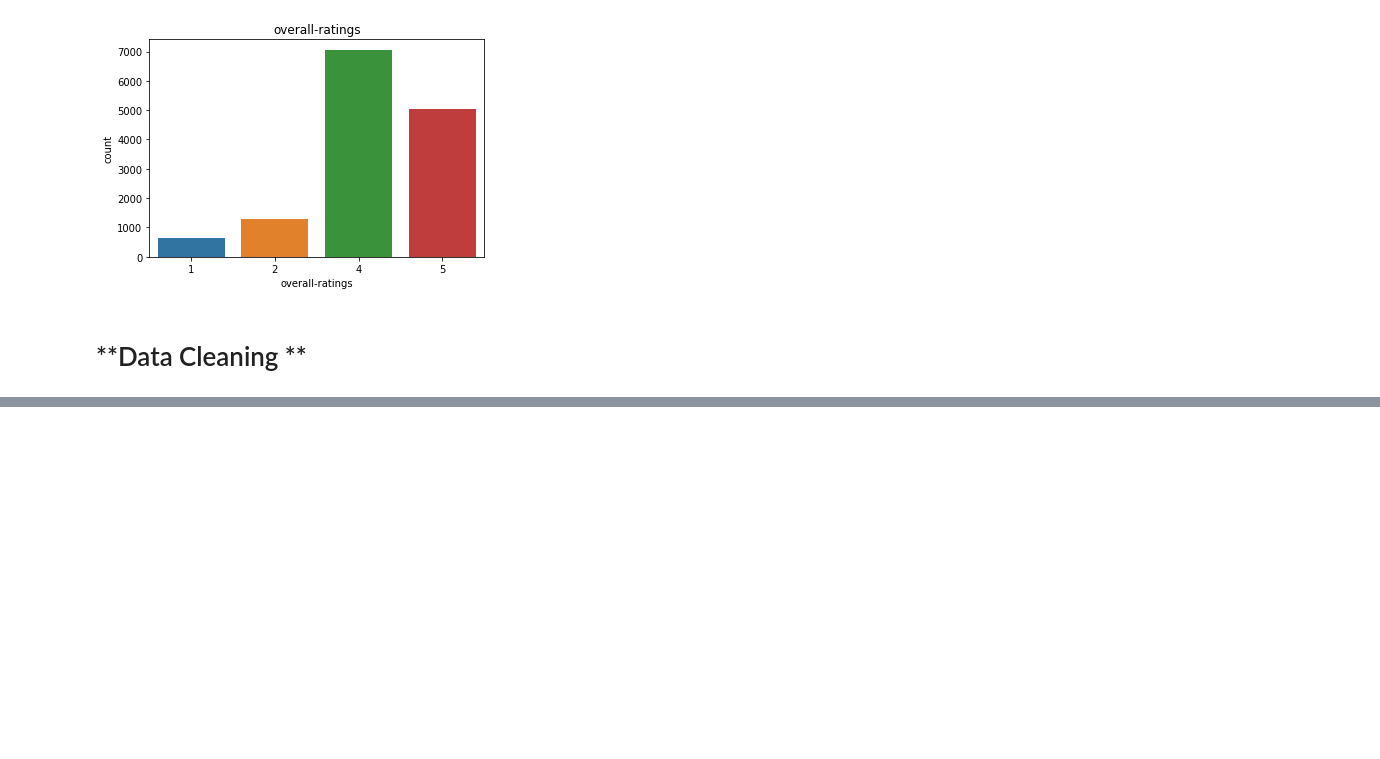
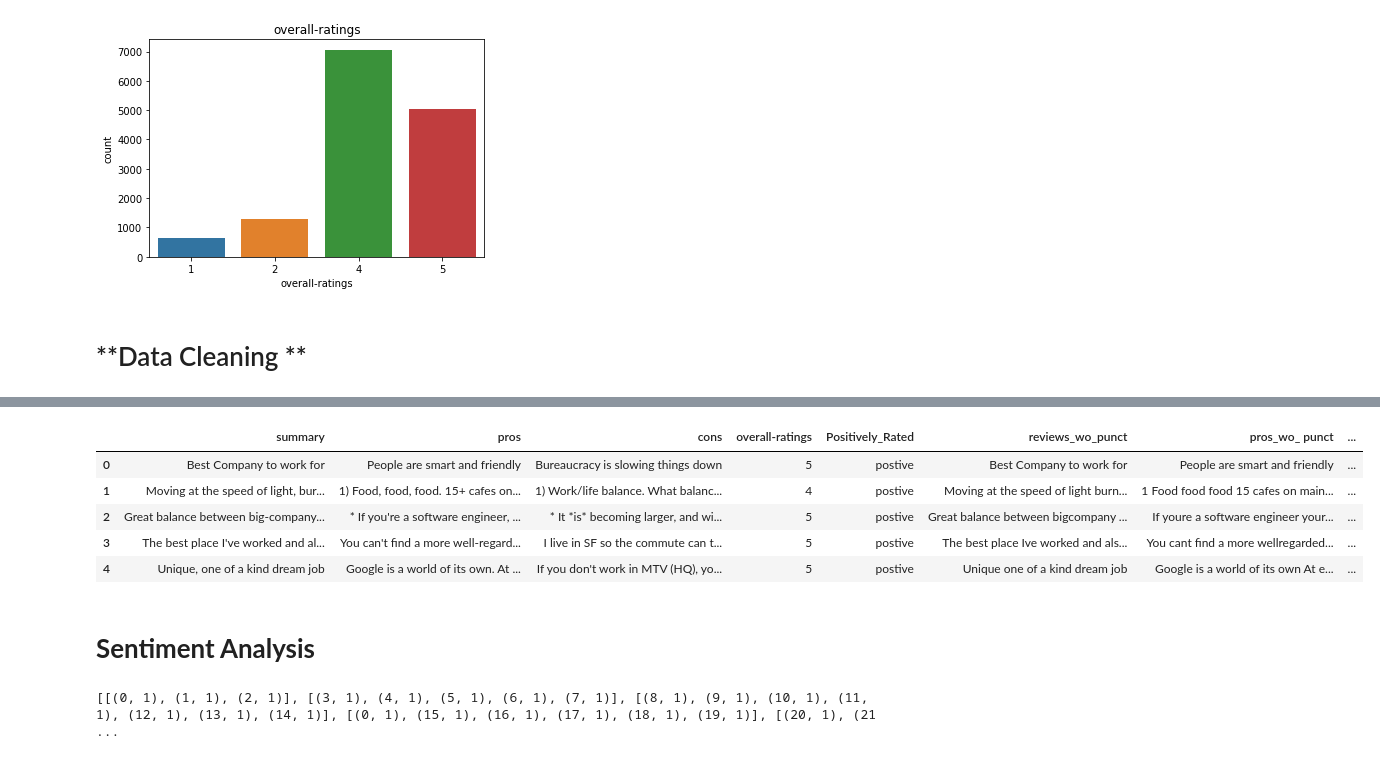
Before and after one commit to alexiaddiaz0907/DSC450, a Jupyter notebook: Untitled0.ipynb, the cells around one changed output, grey strips where cells are left out. Saved outputs shown, nothing was run; the diff lists cells and outputs as text; code cells hidden in the pictures; blank space fills up the shorter version.

```diff
--- a/Untitled0.ipynb
+++ b/Untitled0.ipynb
@@ -567,0 +526,11 @@ print(google_reviews_1)
+# %%
+
+
+def tokenize(text):
+    split=re.split("\W+",text)
+    return split
+google_reviews_1['reviews_wo_punct_split'] = google_reviews_1['reviews_wo_punct'].apply(lambda x: tokenize(x.lower()))
+#google_reviews_1['pros_wo_punct_split'] = google_reviews_1['pros_wo_punct'].apply(lambda x: tokenize(x.lower()))
+#google_reviews_1['cons_wo_punct_split'] = google_reviews_1['cons_wo_punct'].apply(lambda x: tokenize(x.lower()))
+
+google_reviews_1.head
@@ -567,0 +555,17 @@ print(google_reviews_1)
+# %%
+import nltk
+nltk.download('stopwords')
+
+from nltk.corpus import stopwords
+stopwords.words('english')
+stopwords.words()
+
+stopword = nltk.corpus.stopwords.words('english')
+
+def remove_stopwords(text):
+  text = [word for word in text if word not in stopword]
+  return text
+
+google_reviews_1['reviews_wo_punct_split_wo_stopwords'] = google_reviews_1['reviews_wo_punct_split'].apply(lambda x: remove_stopwords(x))
+google_reviews_1.head()
+# %% [output]
@@ -567,0 +574,21 @@ print(google_reviews_1)
+|  | summary | pros | cons | overall-ratings | Positively_Rated | reviews_wo_punct | pros_wo_ punct | ... |
+| 0 | Best Company to work for | People are smart and friendly | Bureaucracy is slowing things down | 5 | postive | Best Company to work for | People are smart and friendly | ... |
+| 1 | Moving at the speed of light, bur... | 1) Food, food, food. 15+ cafes on... | 1) Work/life balance. What balanc... | 4 | postive | Moving at the speed of light burn... | 1 Food food food 15 cafes on main... | ... |
+| 2 | Great balance between big-company... | * If you're a software engineer, ... | * It *is* becoming larger, and wi... | 5 | postive | Great balance between bigcompany ... | If youre a software engineer your... | ... |
+| 3 | The best place I've worked and al... | You can't find a more well-regard... | I live in SF so the commute can t... | 5 | postive | The best place Ive worked and als... | You cant find a more wellregarded... | ... |
+| 4 | Unique, one of a kind dream job | Google is a world of its own. At ... | If you don't work in MTV (HQ), yo... | 5 | postive | Unique one of a kind dream job | Google is a world of its own At e... | ... |
+# %% [markdown]
+# **Sentiment Analysis**
+# %%
+# LDA Topic Modeling
+
+google_reviews_1_data = google_reviews_1['reviews_wo_punct_split_wo_stopwords']
+google_reviews_1_data.head()
+
+id2word = corpora.Dictionary(google_reviews_1_data)
+texts = google_reviews_1_data
+
+corpus = [id2word.doc2bow(word) for word in texts]
+print(corpus)
+# %% [output]
+[[(0, 1), (1, 1), (2, 1)], [(3, 1), (4, 1), (5, 1), (6, 1), (7, 1)], [(8, 1), (9, 1), (10, 1), (11, 1), (12, 1), (13, 1), (14, 1)], [(0, 1), (15, 1), (16, 1), (17, 1), (18, 1), (19, 1)], [(20, 1), (21 ...
```
Also changed, not shown: parts of 22 cells of this notebook.
